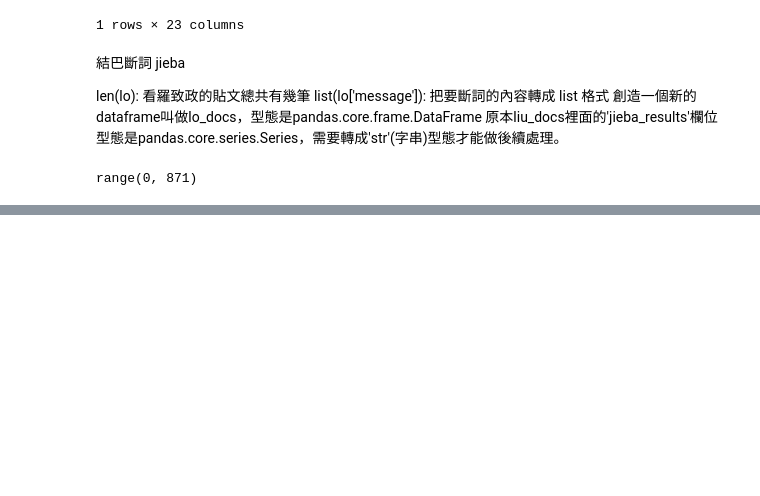
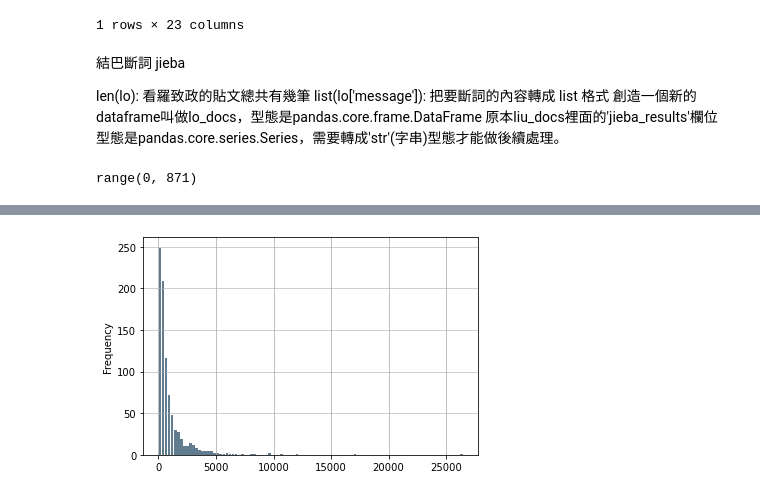
Before and after one commit to binying-lu/-2021-Politics-and-information, a Jupyter notebook: HW 0412/Banqiao_Lo.ipynb, the cells around one changed output, grey strips where cells are left out. Saved outputs shown, nothing was run; the diff lists cells and outputs as text; code cells hidden in the pictures; blank space fills up the shorter version.

```diff
--- a/HW 0412/Banqiao_Lo.ipynb
+++ b/HW 0412/Banqiao_Lo.ipynb
@@ -77,0 +82,5 @@ print(words)
+# %%
+words = jieba.cut(text_list[0], cut_all = False)
+print(words)
+#for word in words:
+ #   print(word)
@@ -77,0 +89,27 @@ print(words)
+# %%
+import jieba
+from tqdm import tqdm
+import re
+jieba.load_userdict("dict.txt")
+
+punctuation = "、，：:""()\n!！？｡＂＃＄％＆＇（）＊＋－／：；＜＝＞＠［＼］＾＿｀｛｜｝～｟｠｢｣､、〃》「」『』【】〔〕〖〗〘〙〚〛〜〝〞〟〰〾〿–—‘'‛“”„‟…‧﹏"""
+re_punctuation = "[{}] ".format(punctuation)
+
+# creat a df to store the jieba result
+lo_docs = pd.DataFrame(columns=['jieba_results']) # 建立df
+lo_docs['jieba_results'] = lo_docs['jieba_results'].astype('str')
+
+for i in doc_names: #從第一篇到最後一篇
+    words = jieba.cut(text_list[i], cut_all = False)
+    text = ''
+    for word in words:
+        text = text + ' ' + str(word)
+    #print(words)
+    #print(i) #第幾篇文章
+    #print(text) #第幾篇文章的斷詞結果
+    text = re.sub(re_punctuation, "", text)
+    text = re.sub(r'[0-9]','',text)
+    text = re.sub(r'[a-zA-Z]','',text)
+    s = pd.Series({'jieba_results': text})
+    lo_docs = lo_docs.append(s, ignore_index=True)
+    #每次的斷詞結果都加回liu_docs
@@ -77,0 +134,4 @@ print(words)
+# %%
+lo['jieba_results'] = lo_docs
+lo_post = lo[['new_date','message','jieba_results','like_count']]
+lo_post
@@ -77,0 +152,8 @@ print(words)
+# %%
+# 看讚數的分佈 y 軸是該讚數的貼文數 來看我們要怎麼取哪個讚數區間資料
+commutes = lo_post['like_count']
+commutes.plot.hist(grid=True, bins=100, rwidth=0.9,
+color='#607c8e')
+plt.grid(axis='y', alpha=0.75)
+# %% [output]
+[figure, added]
```
Also changed, not shown: parts of 17 cells of this notebook, 3 other files.
